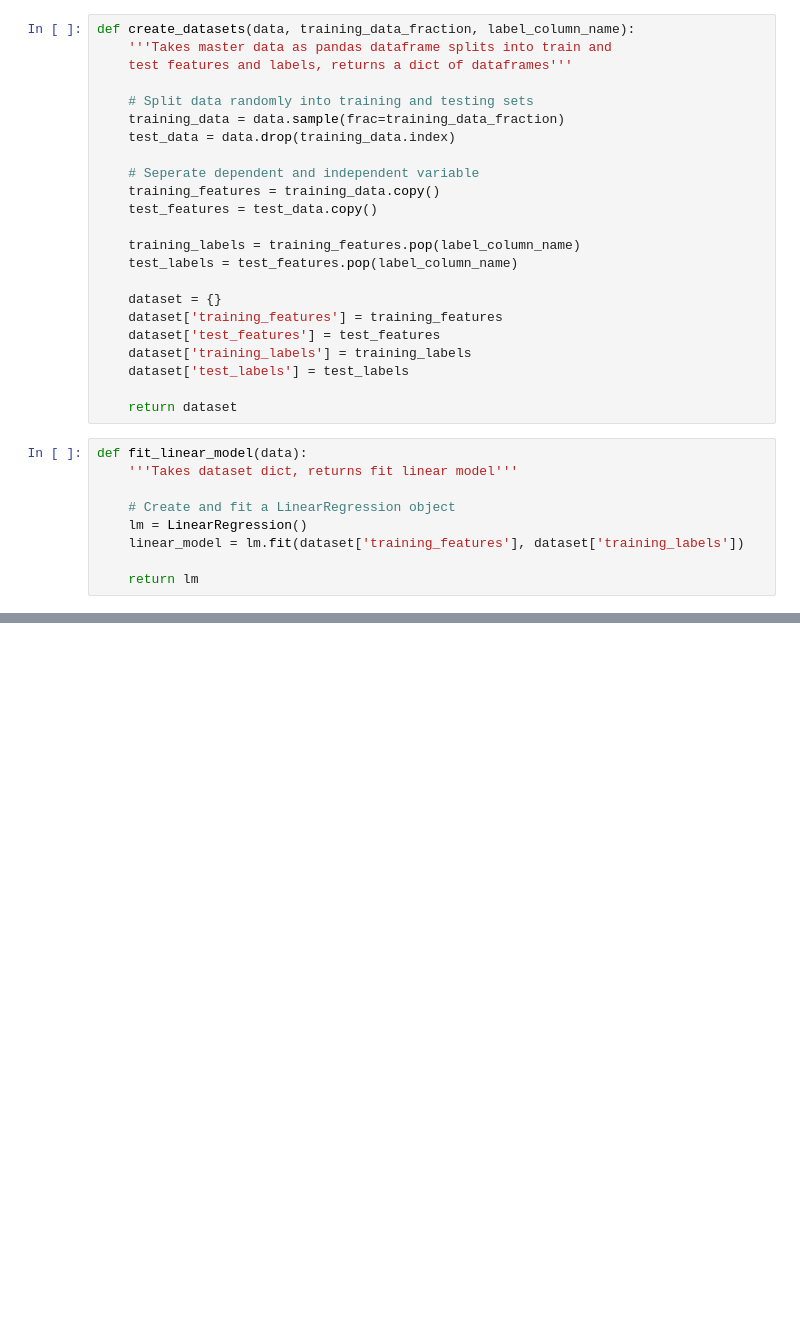
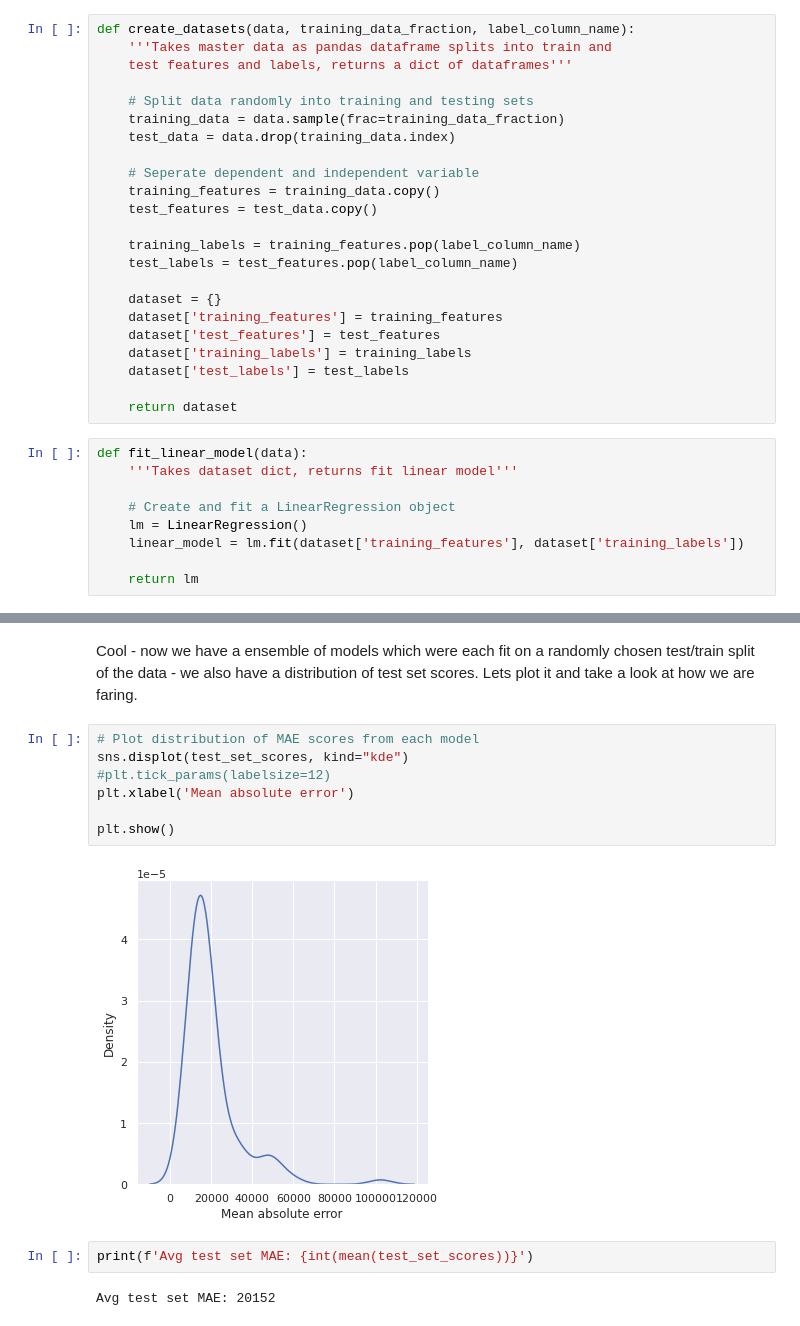
Before and after one commit to gperdrizet/LMC-enrollment-forecast, a Jupyter notebook: notebooks/linear_model.ipynb, the cells around one changed output, grey strips where cells are left out. Cells and saved outputs as stored; diff of their text form; blank space fills up the shorter version.

```diff
--- a/notebooks/linear_model.ipynb
+++ b/notebooks/linear_model.ipynb
@@ -197,0 +198,15 @@ NameError: name 'flatten' is not defined
+# %% [markdown]
+Cool - now we have a ensemble of models which were each fit on a randomly chosen test/train split of the data - we also have a distribution of test set scores. Lets plot it and take a look at how we are faring.
+# %%
+# Plot distribution of MAE scores from each model
+sns.displot(test_set_scores, kind="kde")
+#plt.tick_params(labelsize=12)
+plt.xlabel('Mean absolute error')
+
+plt.show()
+# %% [output]
+[figure, added]
+# %%
+print(f'Avg test set MAE: {int(mean(test_set_scores))}')
+# %% [output]
+Avg test set MAE: 20152
```
Also changed, not shown: parts of 11 cells of this notebook.
